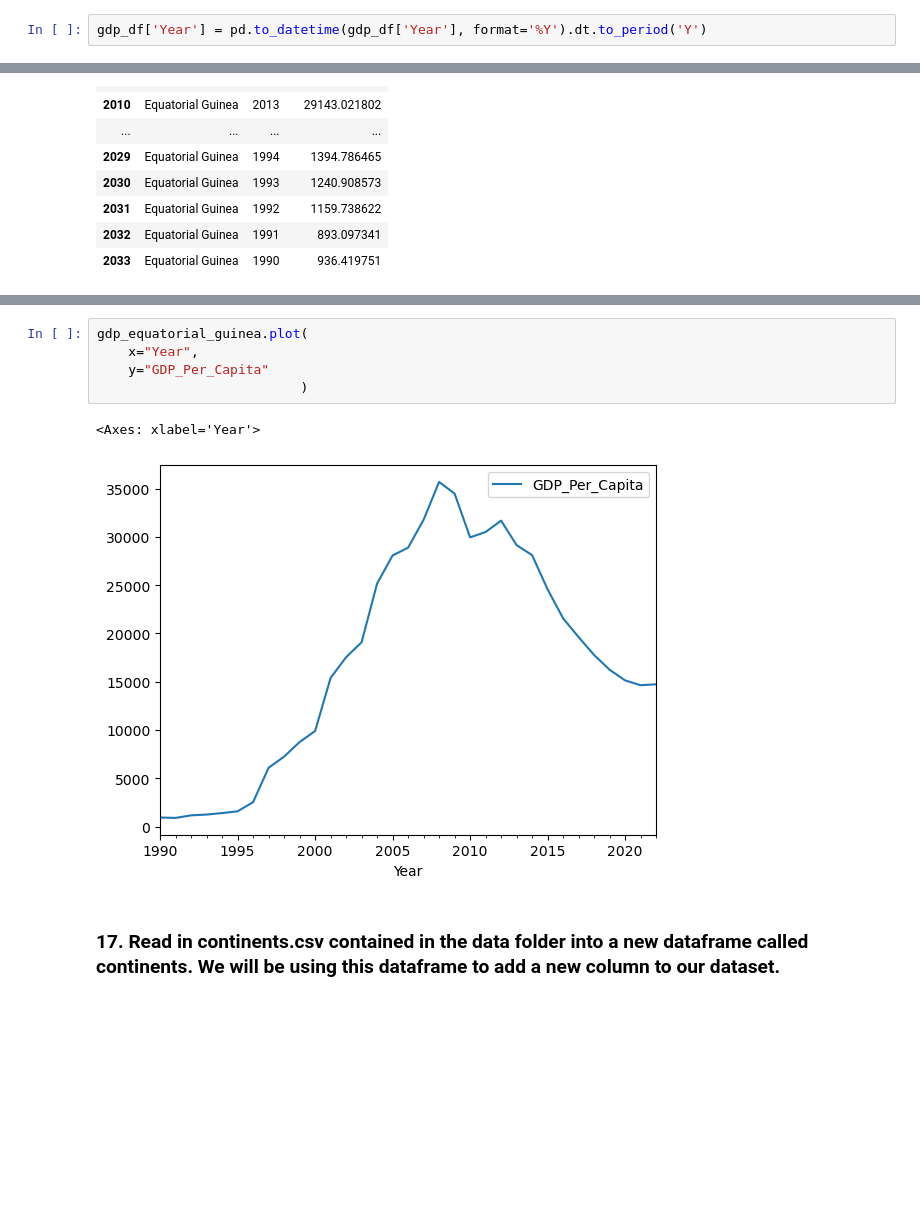
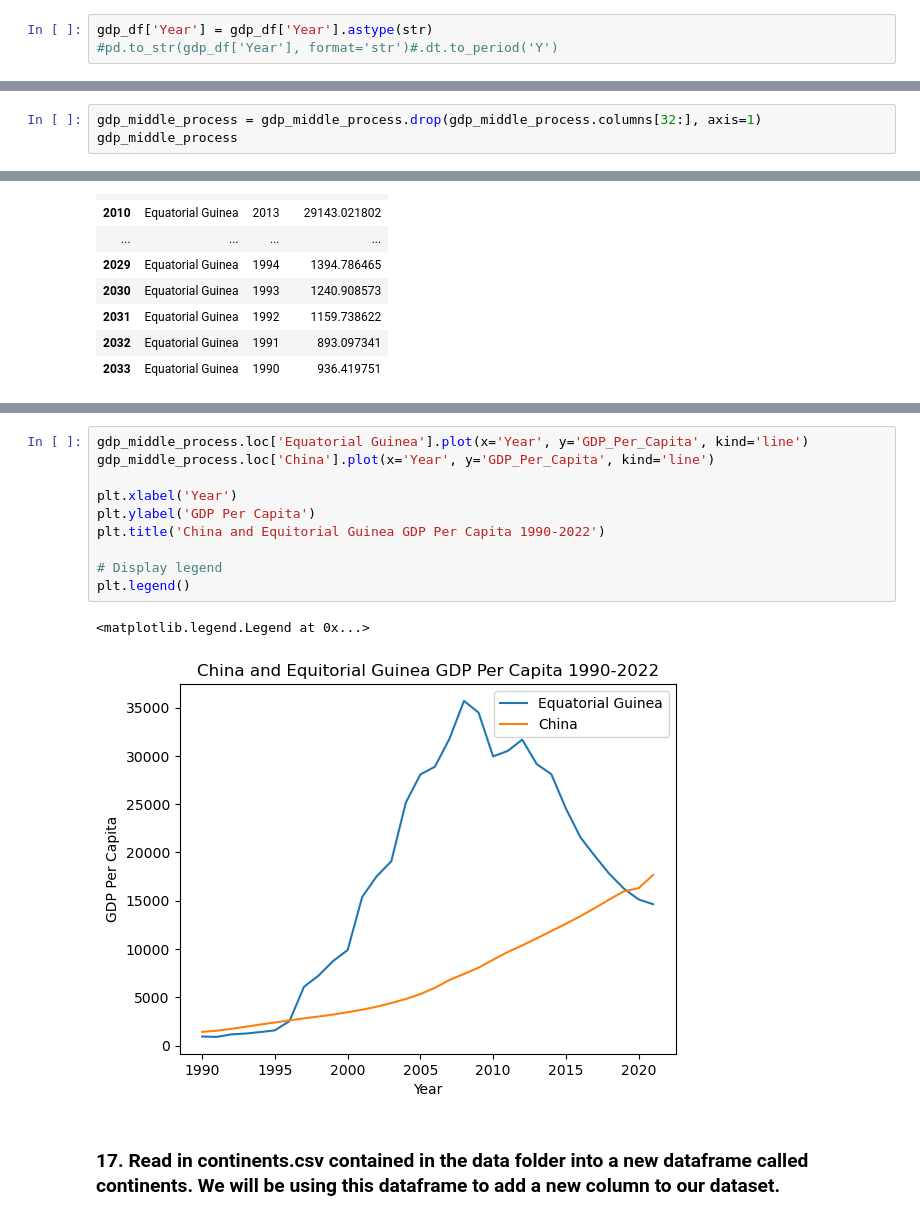
Before and after one commit to nss-data-science-cohort-8/un-exploration-catdgomez, a Jupyter notebook: notebooks/UN_Data_Exploration.ipynb, the cells around one changed output, grey strips where cells are left out. Drawn from its saved outputs; the diff is of its cells as text; blank space fills up the shorter version.

```diff
--- a/notebooks/UN_Data_Exploration.ipynb
+++ b/notebooks/UN_Data_Exploration.ipynb
@@ -97,7 +98,8 @@ memory usage: 179.7+ KB
 # %% [markdown]
 #### float if decimal values integers int if full number - object is text or something it can't fit into another category
 # %%
-gdp_df['Year'] = pd.to_datetime(gdp_df['Year'], format='%Y').dt.to_period('Y')
+gdp_df['Year'] = gdp_df['Year'].astype(str)
+#pd.to_str(gdp_df['Year'], format='str')#.dt.to_period('Y')
 # %%
 gdp_df
 # %% [output]
@@ -432,3 +449,6 @@ Freq: Y-DEC, dtype: int64
 len(gdp_middle_process.columns)
 # %% [output]
 33
+# %%
+gdp_middle_process = gdp_middle_process.drop(gdp_middle_process.columns[32:], axis=1)
+gdp_middle_process
@@ -620,11 +683,16 @@ gdp_equatorial_guinea
 # %%
-gdp_equatorial_guinea.plot(
-    x="Year",
-    y="GDP_Per_Capita"
-                          )
+gdp_middle_process.loc['Equatorial Guinea'].plot(x='Year', y='GDP_Per_Capita', kind='line')
+gdp_middle_process.loc['China'].plot(x='Year', y='GDP_Per_Capita', kind='line')
+
+plt.xlabel('Year')
+plt.ylabel('GDP Per Capita')
+plt.title('China and Equitorial Guinea GDP Per Capita 1990-2022')
+
+# Display legend
+plt.legend()
 # %% [output]
-<Axes: xlabel='Year'>
+<matplotlib.legend.Legend at 0x...>
-[figure, old version]
+[figure, new version]
 # %% [markdown]
 ### 17. Read in continents.csv contained in the data folder into a new dataframe called continents. We will be using this dataframe to add a new column to our dataset.
 # %%
```
Also changed, not shown: parts of 46 cells of this notebook, 3 other files.
